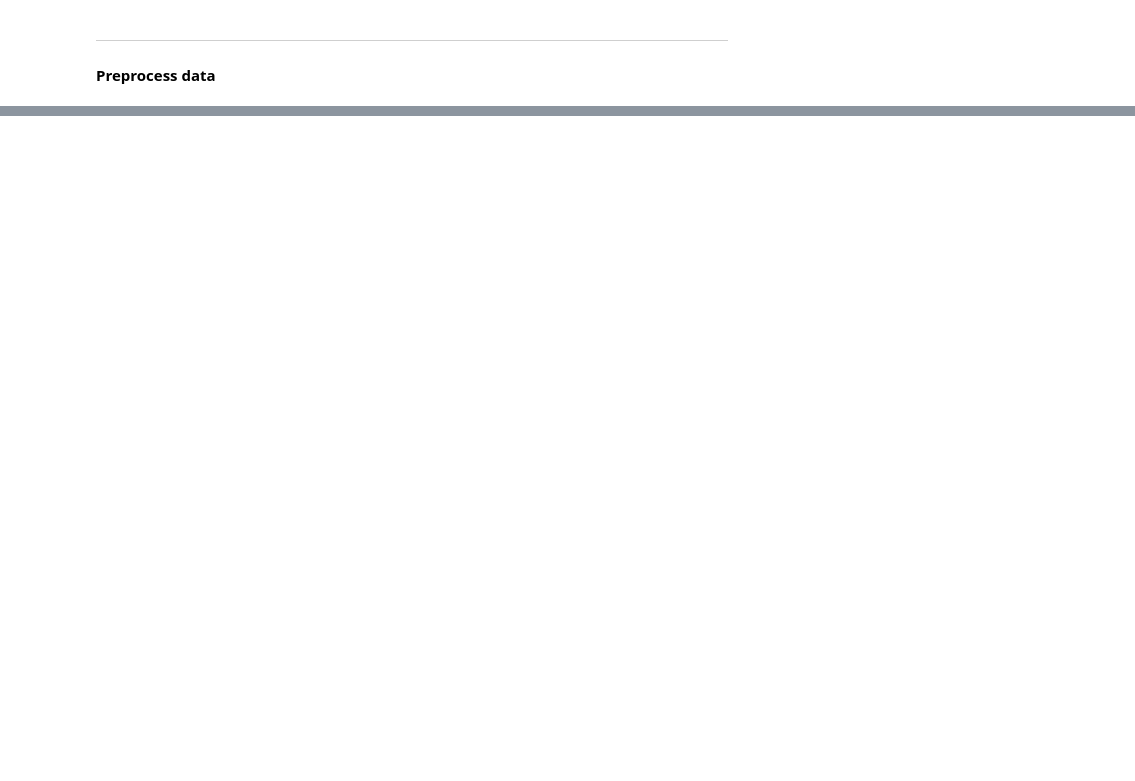
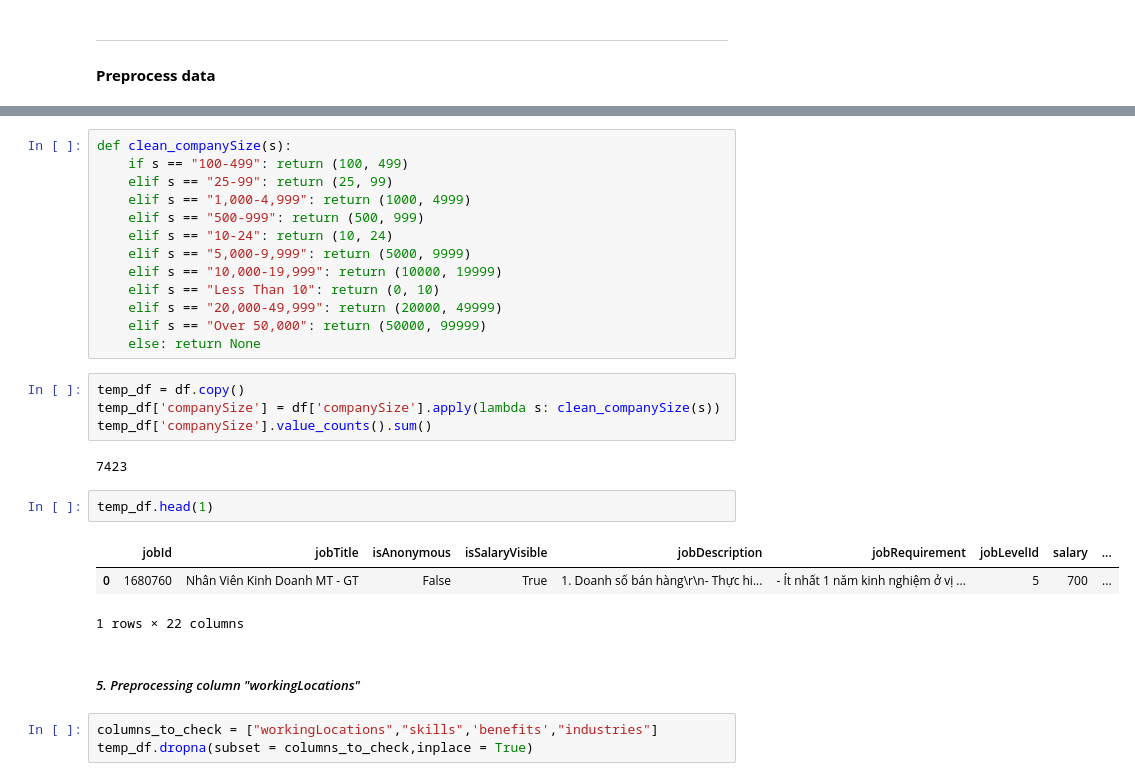
Before and after one commit to HThinhN/Project.VietNamJobs, a Jupyter notebook: P3_Data_Preprocessing.ipynb, the cells around one changed output, grey strips where cells are left out. Drawn from its saved outputs; the diff is of its cells as text; blank space fills up the shorter version.

```diff
--- a/P3_Data_Preprocessing.ipynb
+++ b/P3_Data_Preprocessing.ipynb
@@ -30,0 +102,30 @@ df.head()
+# %%
+def clean_companySize(s):
+    if s == "100-499": return (100, 499)
+    elif s == "25-99": return (25, 99)
+    elif s == "1,000-4,999": return (1000, 4999)
+    elif s == "500-999": return (500, 999)
+    elif s == "10-24": return (10, 24)
+    elif s == "5,000-9,999": return (5000, 9999)
+    elif s == "10,000-19,999": return (10000, 19999)
+    elif s == "Less Than 10": return (0, 10)
+    elif s == "20,000-49,999": return (20000, 49999)
+    elif s == "Over 50,000": return (50000, 99999)
+    else: return None
+# %%
+temp_df = df.copy()
+temp_df['companySize'] = df['companySize'].apply(lambda s: clean_companySize(s))
+temp_df['companySize'].value_counts().sum()
+# %% [output]
+7423
+# %%
+temp_df.head(1)
+# %% [output]
+|  | jobId | jobTitle | isAnonymous | isSalaryVisible | jobDescription | jobRequirement | jobLevelId | salary | ... |
+| 0 | 1680760 | Nhân Viên Kinh Doanh MT - GT | False | True | 1. Doanh số bán hàng\r\n- Thực hi... | - Ít nhất 1 năm kinh nghiệm ở vị ... | 5 | 700 | ... |
+1 rows × 22 columns
+# %% [markdown]
+<h5><i>5. Preprocessing column "workingLocations"</i></h5>
+# %%
+columns_to_check = ["workingLocations","skills",'benefits',"industries"]
+temp_df.dropna(subset = columns_to_check,inplace = True)
```
Also changed, not shown: parts of 39 cells of this notebook, 6 other files.
